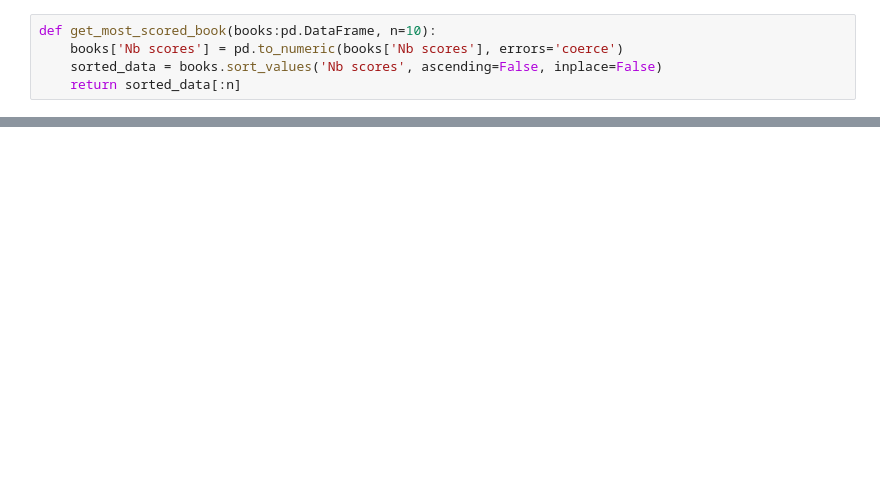
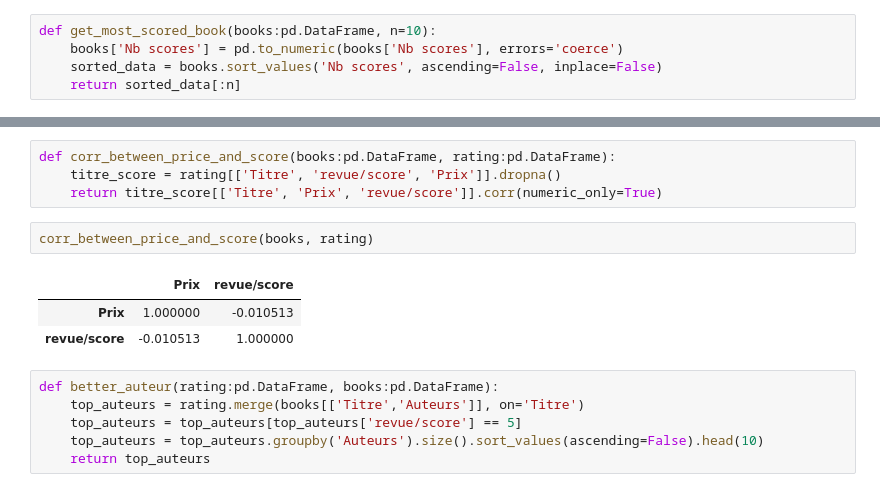
Before and after one commit to JulesLscx/RankFinder, a Jupyter notebook: notebook/analisys.ipynb, the cells around one changed output, grey strips where cells are left out. Cells and saved outputs as stored; diff of their text form; blank space fills up the shorter version.

```diff
--- a/notebook/analisys.ipynb
+++ b/notebook/analisys.ipynb
@@ -40,3 +40,19 @@ get_most_scored_book(books, n=10)
 | 162135 | The Tipping Point: How Little Thi... | An introduction to the Tipping Po... | ['Malcolm Gladwell'] | http://books.google.com/books/con... | http://books.google.com/books?id=... | Wheeler Publishing, Incorporated | 2003 | http://books.google.com/books?id=... | ['Reference'] | ... |
 | 159446 | Travel Light, Eat Heavy Along the... | God only knows what possessed Bil... | ['Bill Bryson'] | http://books.google.com/books/con... | http://books.google.com/books?id=... | Anchor Canada | 15/05/2012 | http://books.google.com/books?id=... | ['Travel'] | ... |
 | 31260 | Henrietta | #1 NEW YORK TIMES BESTSELLER • “T... | ['Rebecca Skloot'] | http://books.google.com/books/con... | http://books.google.com/books?id=... | Crown | 02/02/2010 | https://play.google.com/store/boo... | ['Science'] | ... |
+# %%
+def corr_between_price_and_score(books:pd.DataFrame, rating:pd.DataFrame):
+    titre_score = rating[['Titre', 'revue/score', 'Prix']].dropna()
+    return titre_score[['Titre', 'Prix', 'revue/score']].corr(numeric_only=True)
+# %%
+corr_between_price_and_score(books, rating)
+# %% [output]
+|  | Prix | revue/score |
+| Prix | 1.000000 | -0.010513 |
+| revue/score | -0.010513 | 1.000000 |
+# %%
+def better_auteur(rating:pd.DataFrame, books:pd.DataFrame):
+    top_auteurs = rating.merge(books[['Titre','Auteurs']], on='Titre')
+    top_auteurs = top_auteurs[top_auteurs['revue/score'] == 5]
+    top_auteurs = top_auteurs.groupby('Auteurs').size().sort_values(ascending=False).head(10)
+    return top_auteurs
```
Also changed, not shown: parts of 8 cells of this notebook.
